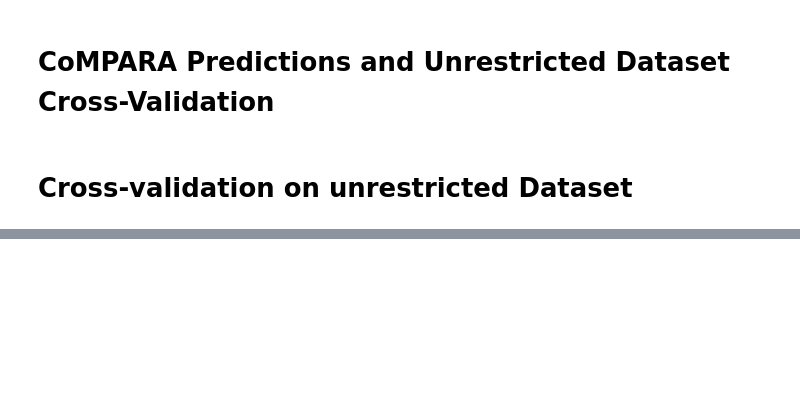
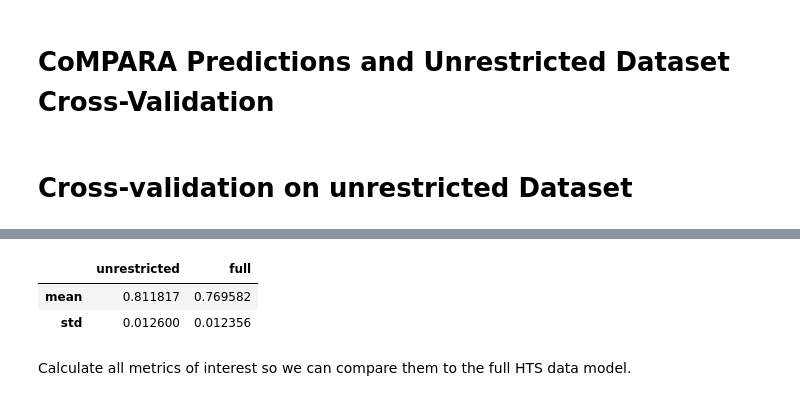
Before and after one commit to niklastoetsch/CS-SMol-AndroR-model-publication, a Jupyter notebook: CV_for_unrestricted_dataset.ipynb, the cells around one changed output, grey strips where cells are left out. Cells and saved outputs as stored; diff of their text form; code cells hidden in the pictures; blank space fills up the shorter version.

Commit message:
rerun CV for unrestricted without PIx entries

```diff
--- a/CV_for_unrestricted_dataset.ipynb
+++ b/CV_for_unrestricted_dataset.ipynb
@@ -8,16 +9,12 @@ import utils
 import analysis
 # %%
 andror_df_all = pd.read_csv("../andror_df_all_clusters.csv", index_col=0)
-# %%
-pix_features = pd.read_csv("../AndroR_4_final_dataset_training_ALL_STD_rdkit_pix_descriptors 2.csv", index_col=0)
-andror_df_all = pd.merge(andror_df_all, pix_features, on='flat_smiles', how='inner')
-andror_df_all["final class"] = andror_df_all["final class_x"] # due to the merge command, some columns are duplicated and with a suffix
 # %%
 andror_df_pub = pd.read_csv("../AndroR_4_final_dataset_training_PUB_STD_rdkit.csv", index_col=0)
 # %%
-andror_df_all["unrestricted"] = andror_df_all["Compound No_x"].isin(andror_df_pub["Compound No"])
+andror_df_all["unrestricted"] = andror_df_all["Compound No"].isin(andror_df_pub["Compound No"])
 # %%
-rdkit_descriptors = pd.read_csv("../rdkit_descriptors.csv")
+rdkit_descriptors = pd.read_csv("rdkit_descriptors.csv", index_col=0)
 # %%
 andror_df_pub = andror_df_all[andror_df_all["unrestricted"]]
 rdkit_descriptors_pub = rdkit_descriptors.loc[andror_df_all[andror_df_all["unrestricted"]].index]
@@ -40,7 +37,7 @@ CV_unrestricted = analysis.CV(splits_rdkit_descriptors_unrestricted)
 splits_rdkit_descriptors, pipelines_rdkit_descriptors = ml.run_or_retrieve_from_disc(
     X=rdkit_descriptors,
     y=andror_df_all["final class"],
-    groups=groups,
+    groups=andror_df_all["cluster_065"],
     training_name="RDKit_descriptors",
 )
 # %%
@@ -66,0 +52,8 @@ comparison_df_CV.describe()
+# %%
+comparison_df_CV.describe().loc[["mean", "std"]]
+# %% [output]
+|  | unrestricted | full |
+| mean | 0.811817 | 0.769582 |
+| std | 0.012600 | 0.012356 |
+# %% [markdown]
+Calculate all metrics of interest so we can compare them to the full HTS data model.
```
Also changed, not shown: parts of 6 cells of this notebook.
